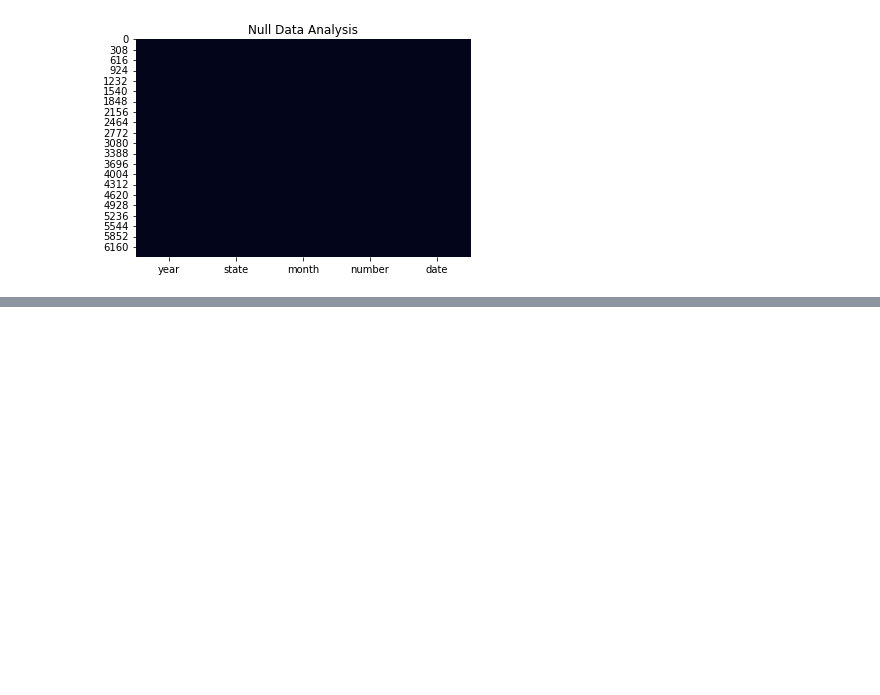
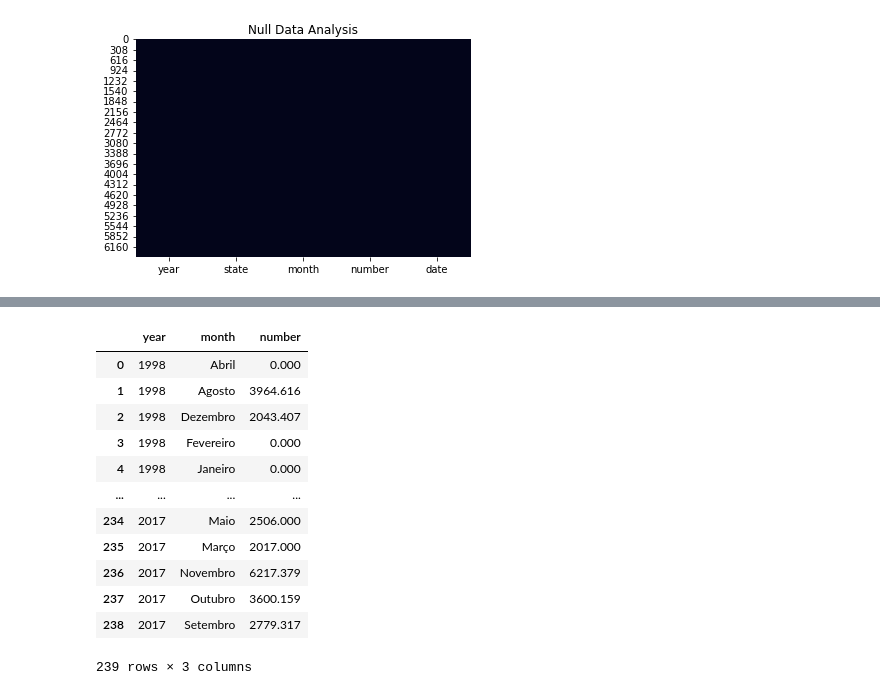
Before and after one commit to ZameromJairo/Python-Ref, a Jupyter notebook: Projeto 9/Case - Brazil forest fires.ipynb, the cells around one changed output, grey strips where cells are left out. Cells and saved outputs as stored; diff of their text form; code cells hidden in the pictures; blank space fills up the shorter version.

```diff
--- a/Projeto 9/Case - Brazil forest fires.ipynb
+++ b/Projeto 9/Case - Brazil forest fires.ipynb
@@ -46,0 +115,17 @@ sns.heatmap(data.isnull(),cbar = False);
+# %%
+analysis_month =  data[['year','month','number']].groupby(by=['year','month']).sum().reset_index()
+analysis_month
+# %% [output]
+|  | year | month | number |
+| 0 | 1998 | Abril | 0.000 |
+| 1 | 1998 | Agosto | 3964.616 |
+| 2 | 1998 | Dezembro | 2043.407 |
+| 3 | 1998 | Fevereiro | 0.000 |
+| 4 | 1998 | Janeiro | 0.000 |
+| ... | ... | ... | ... |
+| 234 | 2017 | Maio | 2506.000 |
+| 235 | 2017 | Março | 2017.000 |
+| 236 | 2017 | Novembro | 6217.379 |
+| 237 | 2017 | Outubro | 3600.159 |
+| 238 | 2017 | Setembro | 2779.317 |
+239 rows × 3 columns
```
Also changed, not shown: parts of 9 cells of this notebook.
